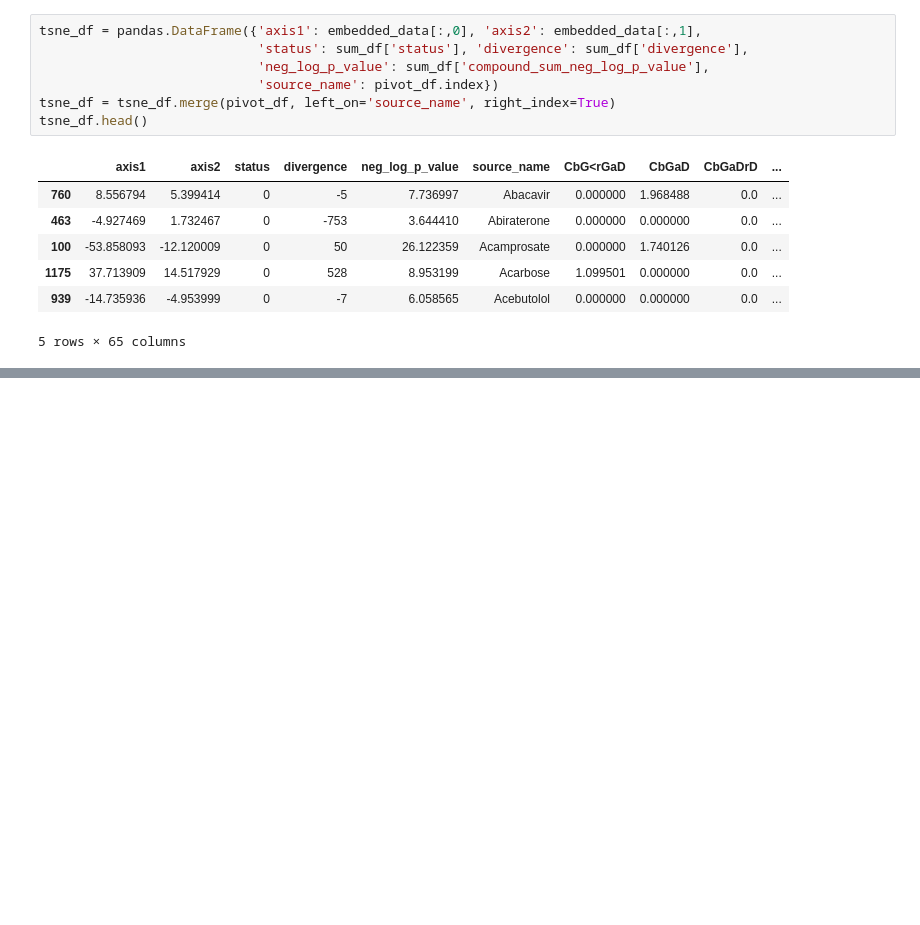
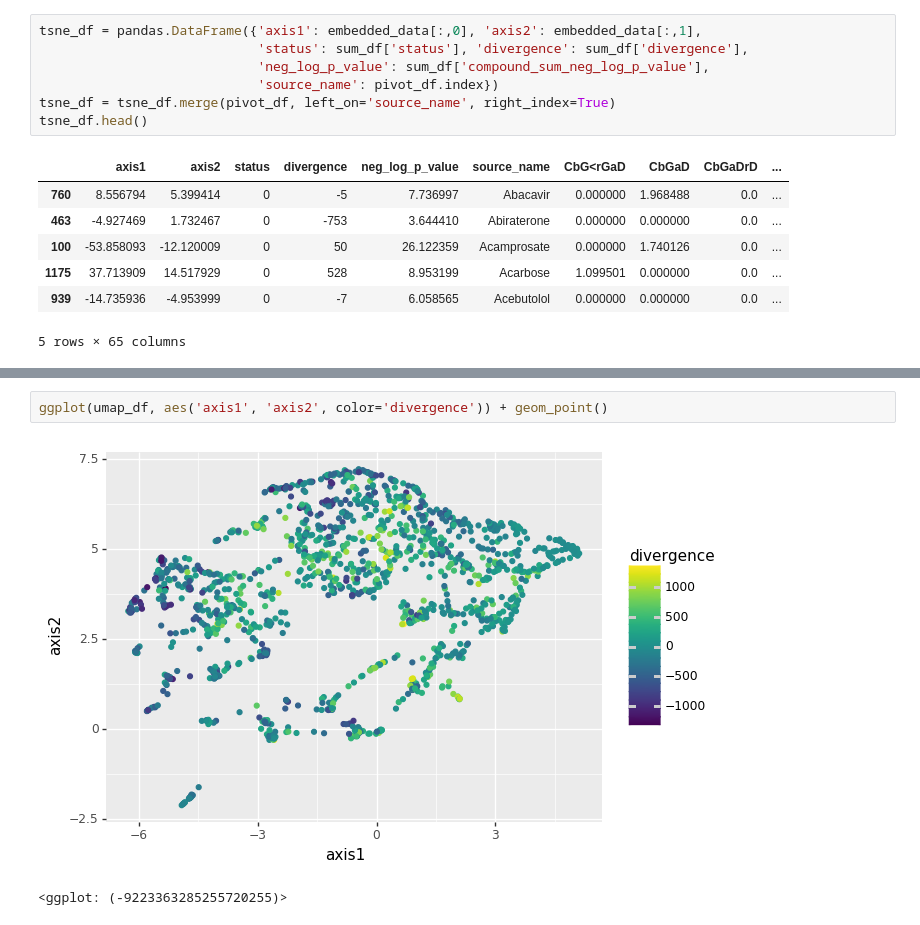
Before and after one commit to greenelab/connectivity-search-analyses, a Jupyter notebook: explore/compound_clustering.ipynb, the cells around one changed output, grey strips where cells are left out. Cells and saved outputs as stored; diff of their text form; blank space fills up the shorter version.

```diff
--- a/explore/compound_clustering.ipynb
+++ b/explore/compound_clustering.ipynb
@@ -195,0 +219,5 @@ ggplot(tsne_df, aes('axis1', 'axis2', color='CbGeAlD')) + geom_point()
+# %%
+ggplot(umap_df, aes('axis1', 'axis2', color='divergence')) + geom_point()
+# %% [output]
+[figure, added]
+<ggplot: (-9223363285255720255)>
```
Also changed, not shown: parts of 15 cells of this notebook.
